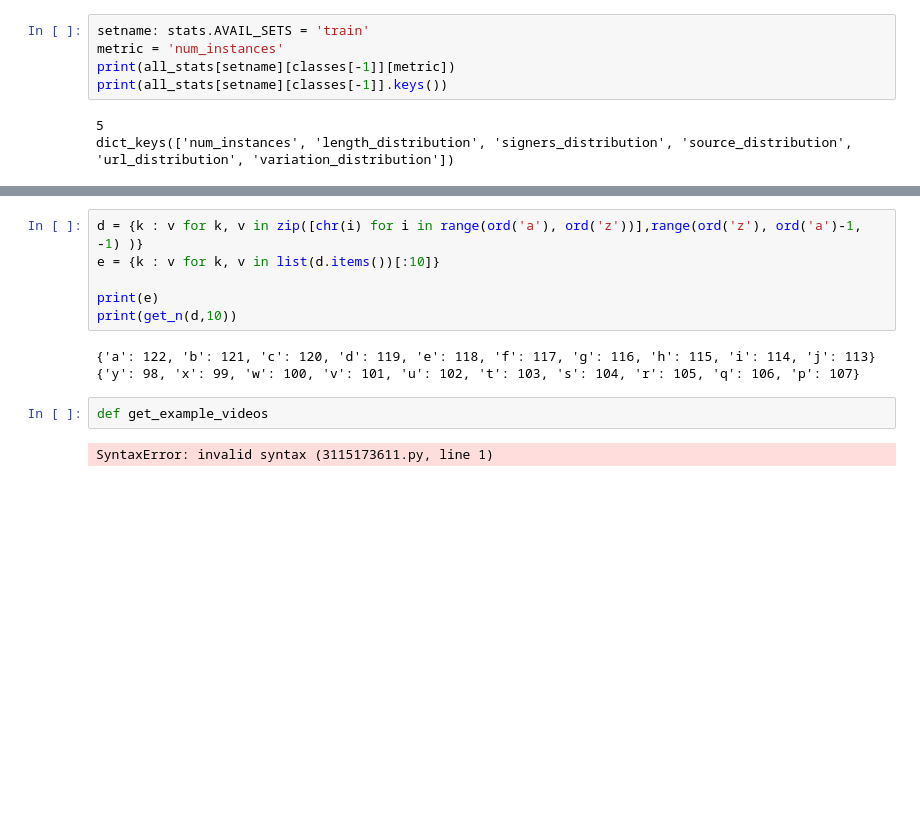
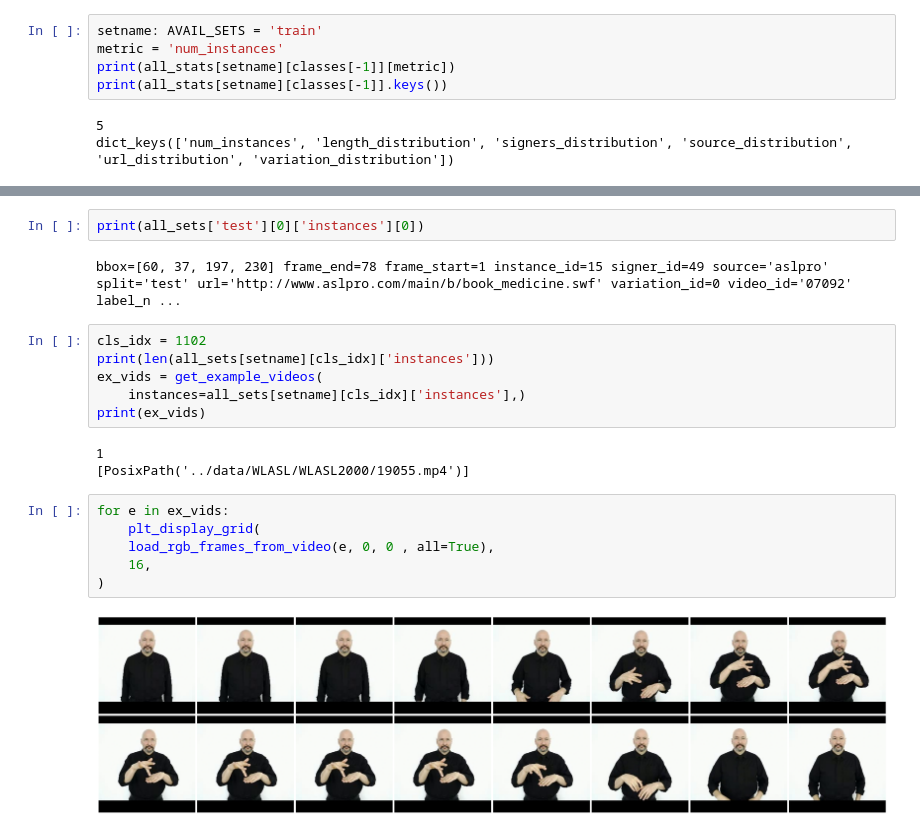
Before and after one commit to 0p3nTheSauce/SLR, a Jupyter notebook: code/dataset_variations.ipynb, the cells around one changed output, grey strips where cells are left out. Drawn from its saved outputs; the diff is of its cells as text; blank space fills up the shorter version.

Commit message:
major work on dataset variation

```diff
--- a/code/dataset_variations.ipynb
+++ b/code/dataset_variations.ipynb
@@ -59,5 +63,5 @@ for key, item in all_sets.items():
 # %%
-setname: stats.AVAIL_SETS = 'train'
+setname: AVAIL_SETS = 'train'
 metric = 'num_instances'
 print(all_stats[setname][classes[-1]][metric])
 print(all_stats[setname][classes[-1]].keys())
@@ -138,16 +110,24 @@ get_n(num_inst_distribution, 20,start_index=0 )
  'algebra_1297': 5,
  'all day_1298': 5,
  'amazing_1299': 5}
-# %%
-d = {k : v for k, v in zip([chr(i) for i in range(ord('a'), ord('z'))],range(ord('z'), ord('a')-1, -1) )}
-e = {k : v for k, v in list(d.items())[:10]}
-
-print(e)
-print(get_n(d,10))
-# %% [output]
-{'a': 122, 'b': 121, 'c': 120, 'd': 119, 'e': 118, 'f': 117, 'g': 116, 'h': 115, 'i': 114, 'j': 113}
-{'y': 98, 'x': 99, 'w': 100, 'v': 101, 'u': 102, 't': 103, 's': 104, 'r': 105, 'q': 106, 'p': 107}
-# %%
-def get_example_videos
-# %% [output]
-SyntaxError: invalid syntax (3115173611.py, line 1)
+# %%
+print(all_sets['test'][0]['instances'][0])
+# %% [output]
+bbox=[60, 37, 197, 230] frame_end=78 frame_start=1 instance_id=15 signer_id=49 source='aslpro' split='test' url='http://www.aslpro.com/main/b/book_medicine.swf' variation_id=0 video_id='07092' label_n ...
+# %%
+cls_idx = 1102
+print(len(all_sets[setname][cls_idx]['instances']))
+ex_vids = get_example_videos(
+    instances=all_sets[setname][cls_idx]['instances'],)
+print(ex_vids)
+# %% [output]
+1
+[PosixPath('../data/WLASL/WLASL2000/19055.mp4')]
+# %%
+for e in ex_vids:
+    plt_display_grid(
+    load_rgb_frames_from_video(e, 0, 0 , all=True),
+    16,
+)
+# %% [output]
+[figure, added]
```
Also changed, not shown: parts of 12 cells of this notebook, 3 other files.
